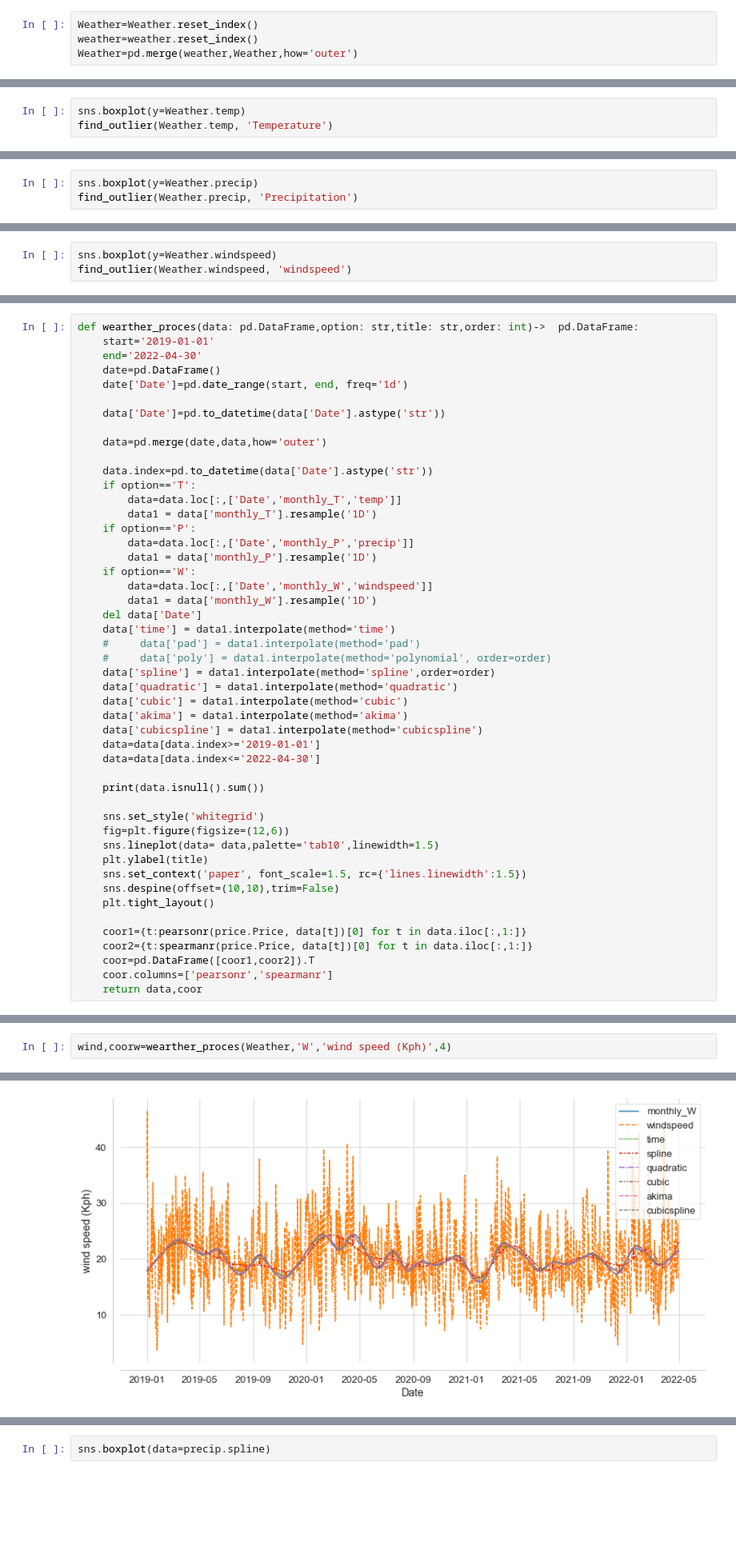
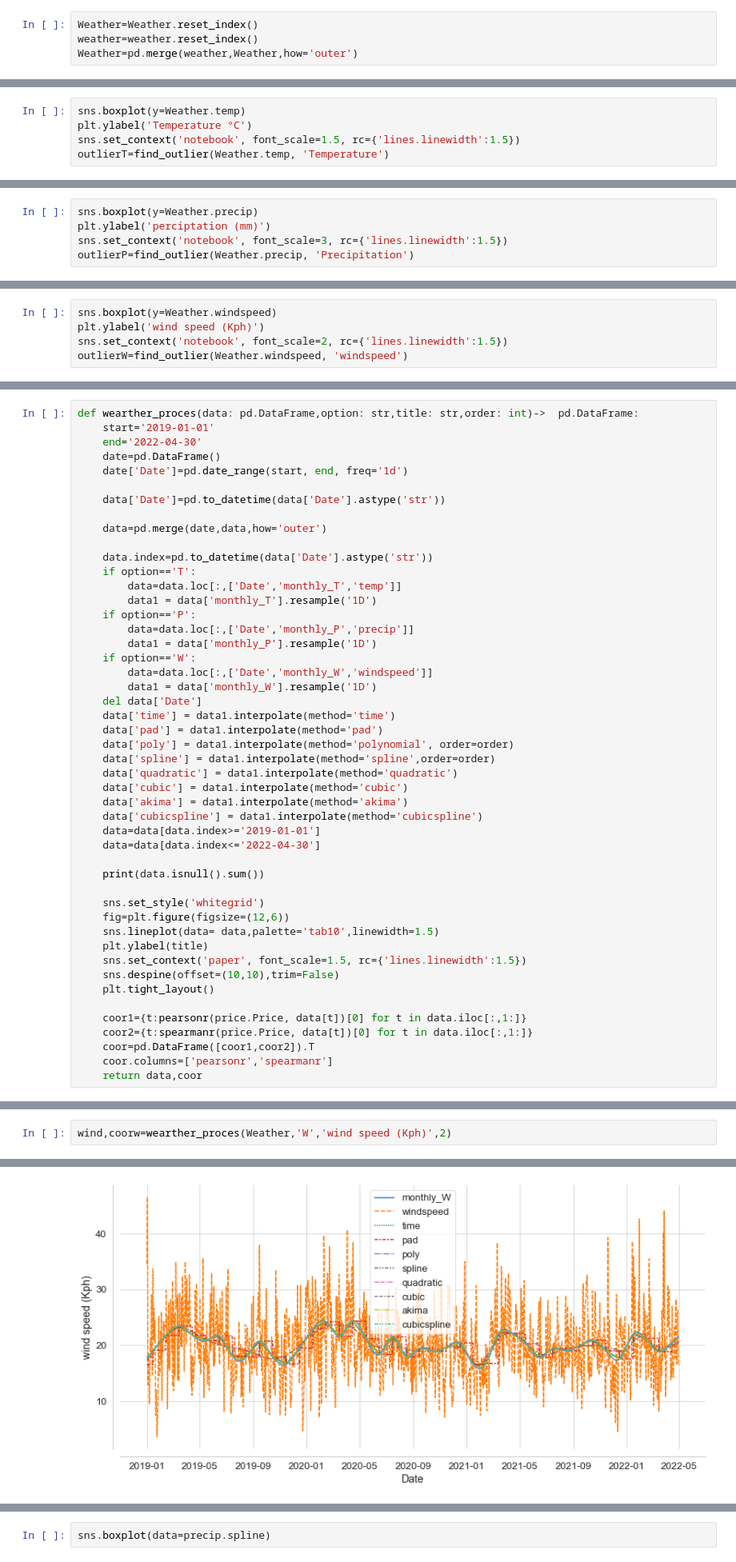
Before and after one commit to hcy0523/UCL-ELEC0054, a Jupyter notebook: 2.Data preparation.ipynb, the cells around one changed output, grey strips where cells are left out. Shown at 80% size. Cells and saved outputs as stored; diff of their text form; blank space fills up the shorter version.

```diff
--- a/2.Data preparation.ipynb
+++ b/2.Data preparation.ipynb
@@ -454,4 +522,6 @@ def find_outlier(outlier_dataset:pd.DataFrame, option:str):
 # %%
 sns.boxplot(y=Weather.temp)
-find_outlier(Weather.temp, 'Temperature')
+plt.ylabel('Temperature °C')
+sns.set_context('notebook', font_scale=1.5, rc={'lines.linewidth':1.5})
+outlierT=find_outlier(Weather.temp, 'Temperature')
 # %% [output]
@@ -460,4 +531,6 @@ The Temperature have not outlier by IQR score
 # %%
 sns.boxplot(y=Weather.precip)
-find_outlier(Weather.precip, 'Precipitation')
+plt.ylabel('perciptation (mm)')
+sns.set_context('notebook', font_scale=3, rc={'lines.linewidth':1.5})
+outlierP=find_outlier(Weather.precip, 'Precipitation')
 # %% [output]
@@ -481,4 +552,6 @@ The minimum threshold ofPrecipitation:
 # %%
 sns.boxplot(y=Weather.windspeed)
-find_outlier(Weather.windspeed, 'windspeed')
+plt.ylabel('wind speed (Kph)')
+sns.set_context('notebook', font_scale=2, rc={'lines.linewidth':1.5})
+outlierW=find_outlier(Weather.windspeed, 'windspeed')
 # %% [output]
@@ -526,8 +597,8 @@ def wearther_proces(data: pd.DataFrame,option: str,title: str,order: int)->  pd.
         data1 = data['monthly_W'].resample('1D')
     del data['Date']
     data['time'] = data1.interpolate(method='time')
-    #     data['pad'] = data1.interpolate(method='pad')
-    #     data['poly'] = data1.interpolate(method='polynomial', order=order)
+    data['pad'] = data1.interpolate(method='pad')
+    data['poly'] = data1.interpolate(method='polynomial', order=order)
     data['spline'] = data1.interpolate(method='spline',order=order)
     data['quadratic'] = data1.interpolate(method='quadratic')
     data['cubic'] = data1.interpolate(method='cubic')
@@ -634,7 +775,7 @@ coorp
 | akima | 0.063547 | 0.117050 |
 | cubicspline | 0.059031 | 0.104338 |
 # %%
-wind,coorw=wearther_proces(Weather,'W','wind speed (Kph)',4)
+wind,coorw=wearther_proces(Weather,'W','wind speed (Kph)',2)
 # %% [output]
 monthly_W      1176
 windspeed         0
@@ -642,10 +785,10 @@ time              0
 spline            0
 quadratic         0
 cubic             0
 akima             0
 cubicspline       0
 dtype: int64
-[figure, old version]
+[figure, new version]
 # %%
 wind
 # %% [output]
```
Also changed, not shown: parts of 61 cells of this notebook, 16 other files.
